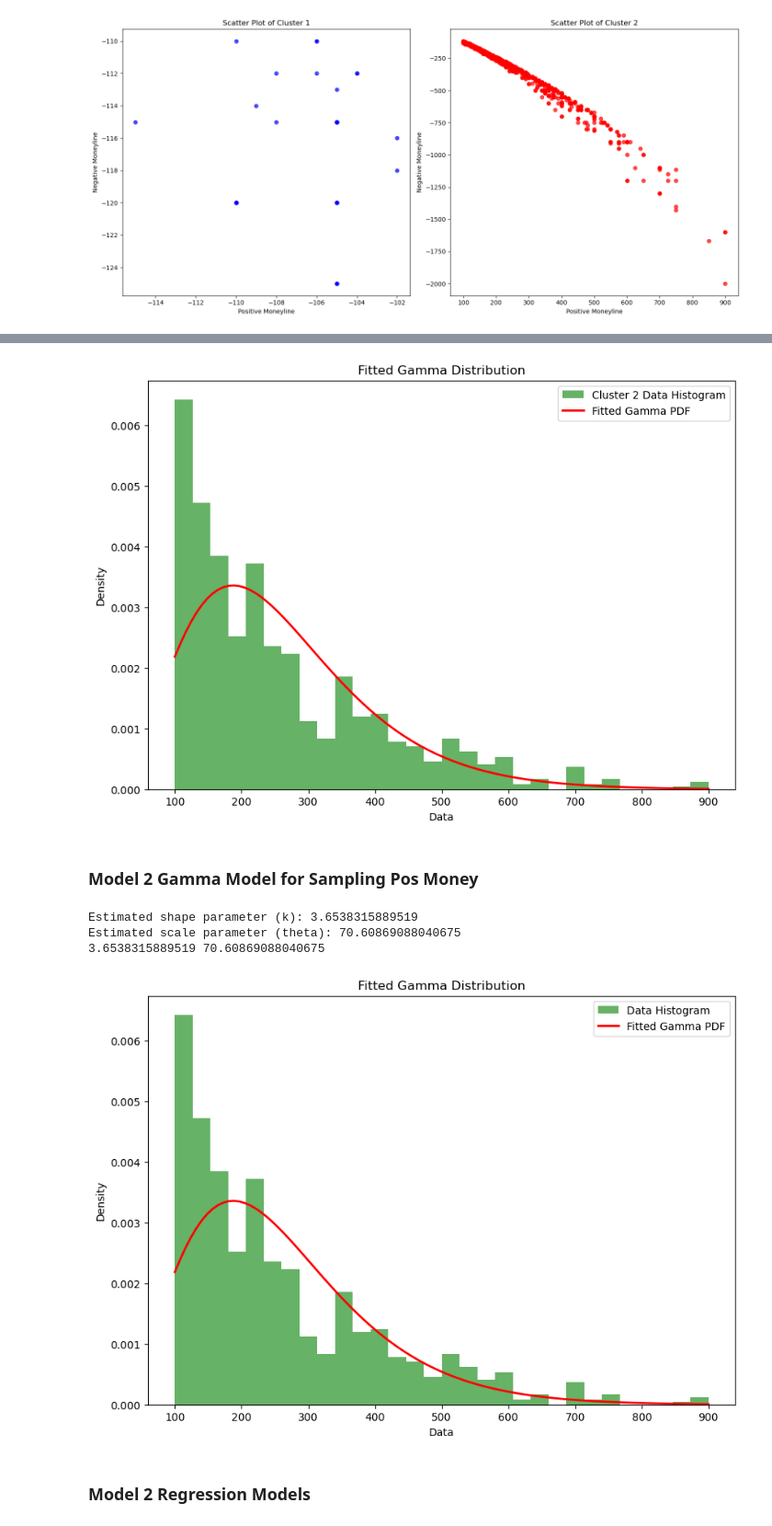
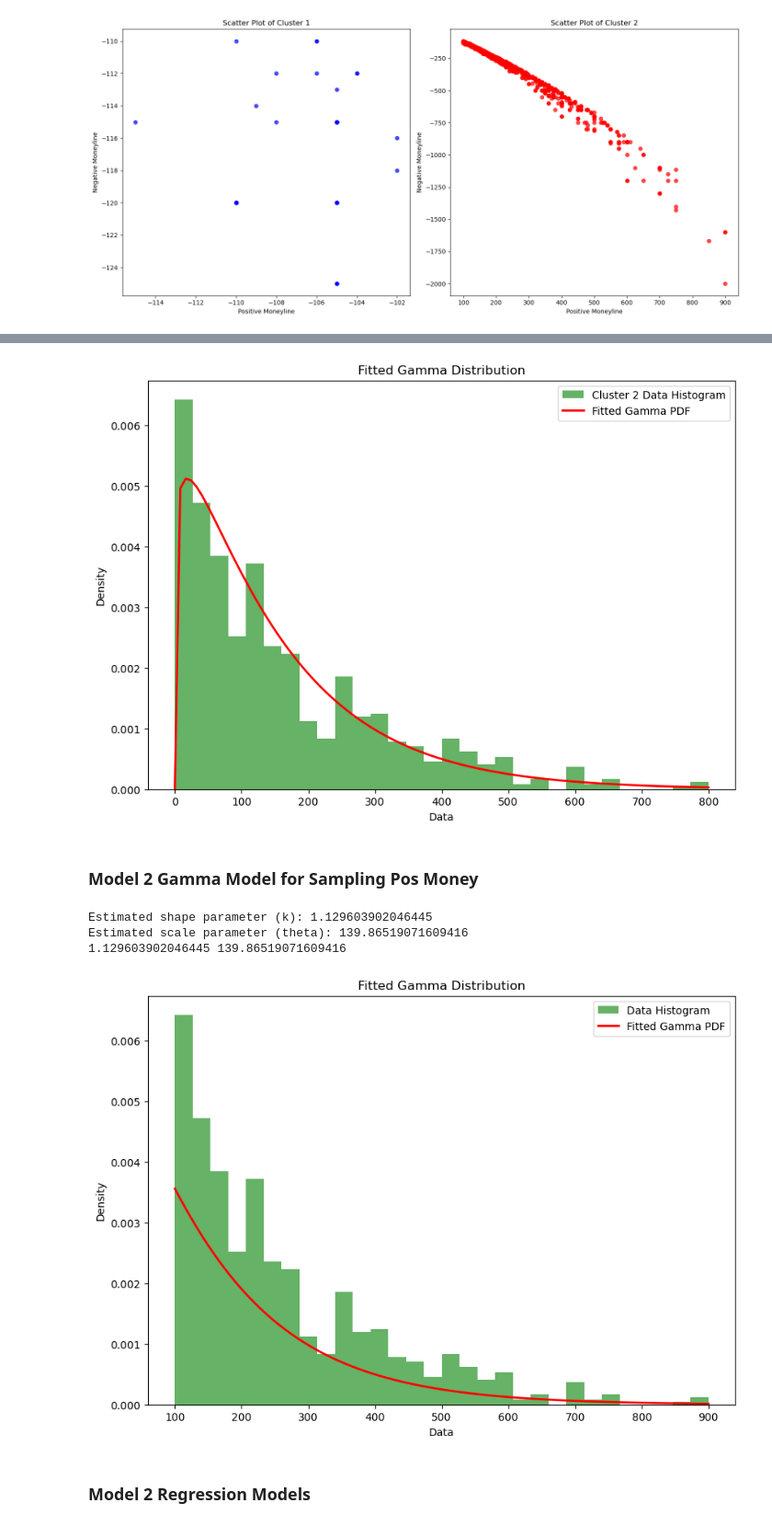
Before and after one commit to jakebirnbach/MoneyLineGANs, a Jupyter notebook: ML Models/stat_model.ipynb, the cells around one changed output, grey strips where cells are left out. Shown at 92% size. Saved outputs shown, nothing was run; the diff lists cells and outputs as text; code cells hidden in the pictures.

Commit message:
fixed gamma MLE and plotted residuals

```diff
--- a/ML Models/stat_model.ipynb
+++ b/ML Models/stat_model.ipynb
@@ -189,7 +189,7 @@ class StatGenModel:
 
     def fit_c2_gamma_MLEs(self):
         # Initial guess for k using the method of moments
-        gamma_data = self.c2_data[:, 0]
+        gamma_data = self.c2_data[:, 0] - np.min(self.c2_data[:, 0]) #Shifts the points
         k_init_moment = (np.mean(gamma_data) ** 2) / np.var(gamma_data, ddof=1)
 
         # Optimize the negative log-likelihood
@@ -228,7 +228,7 @@ class StatGenModel:
 
     def plot_gamma(self):
         # Plotting: histogram of data with fitted Gamma PDF overlaid.
-        gamma_data = self.c2_data[:, 0]
+        gamma_data = self.c2_data[:, 0] - np.min(self.c2_data[:, 0])
         plt.figure(figsize=(10, 7))
 
         # Plot a histogram of the data with density normalization
@@ -371,7 +371,7 @@ plt.show()
 # %%
 m1.plot_gamma()
 # %% [output]
-[figure, old version]
+[figure, new version]
 # %% [markdown]
 ### Model 2 Gamma Model for Sampling Pos Money
 # %%
@@ -407,6 +407,7 @@ def negative_log_likelihood(k, data):
 
 def fit_gamma_MLEs(data):
     # Initial guess for k using the method of moments
+    data = data - 100
     k_init_moment = (np.mean(data) ** 2) / np.var(data, ddof=1)
 
     # Optimize the negative log-likelihood
@@ -423,37 +424,37 @@ def fit_gamma_MLEs(data):
     # Compute the scale parameter theta (theta = mean / k)
     theta_mle = np.mean(data) / k_mle
 
     return k_mle, theta_mle
 
 # Fit the Gamma MLE parameters
 k_mle, theta_mle = fit_gamma_MLEs(gamma_data)
 print("Estimated shape parameter (k):", k_mle)
 print("Estimated scale parameter (theta):", theta_mle)
 
 # Plotting: histogram of data with fitted Gamma PDF overlaid.
 plt.figure(figsize=(10, 7))
 
 # Plot a histogram of the data with density normalization
 count, bins, _ = plt.hist(gamma_data, bins=30, density=True, alpha=0.6, color='g', label='Data Histogram')
 
 # Generate x-values for plotting the gamma PDF
 x_values = np.linspace(gamma_data.min(), gamma_data.max(), 100)
 pdf_values = gamma_dist.pdf(x_values, a=k_mle, scale=theta_mle)
 print(k_mle, theta_mle)
 
 # Overlay the fitted Gamma PDF
 plt.plot(x_values, pdf_values, 'r-', lw=2, label='Fitted Gamma PDF')
 
 plt.title("Fitted Gamma Distribution")
 plt.xlabel("Data")
 plt.ylabel("Density")
 plt.legend()
 plt.show()
 # %% [output]
-Estimated shape parameter (k): 3.6538315889519
-Estimated scale parameter (theta): 70.60869088040675
-3.6538315889519 70.60869088040675
+Estimated shape parameter (k): 1.129603902046445
+Estimated scale parameter (theta): 139.86519071609416
+1.129603902046445 139.86519071609416
-[figure, old version]
+[figure, new version]
 # %% [markdown]
 ### Model 2 Regression Models
 # %%
```
Also changed, not shown: parts of 8 cells of this notebook.
